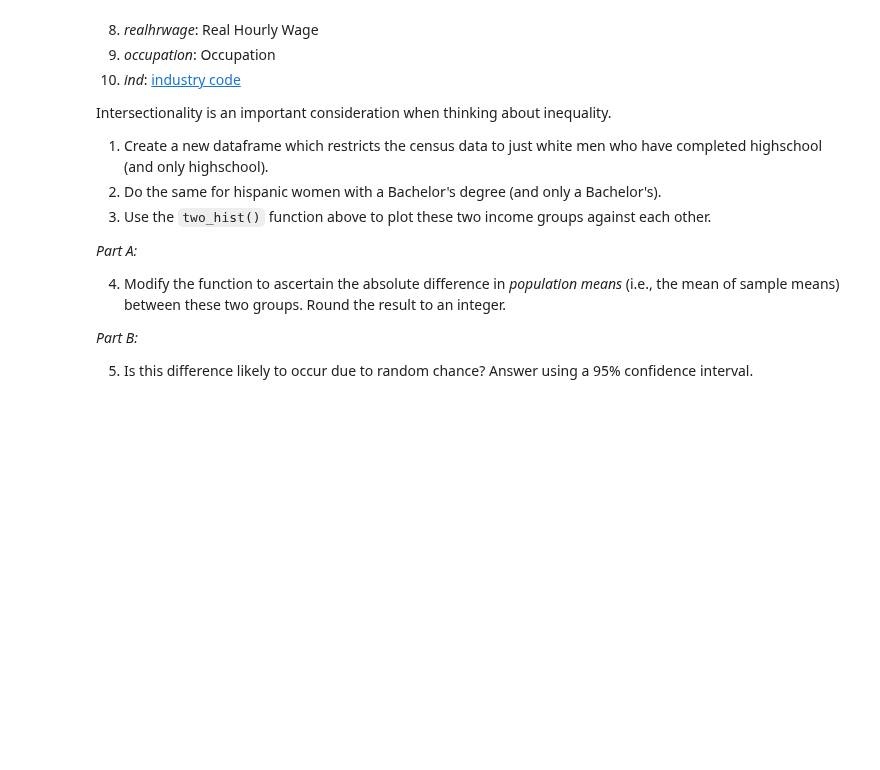
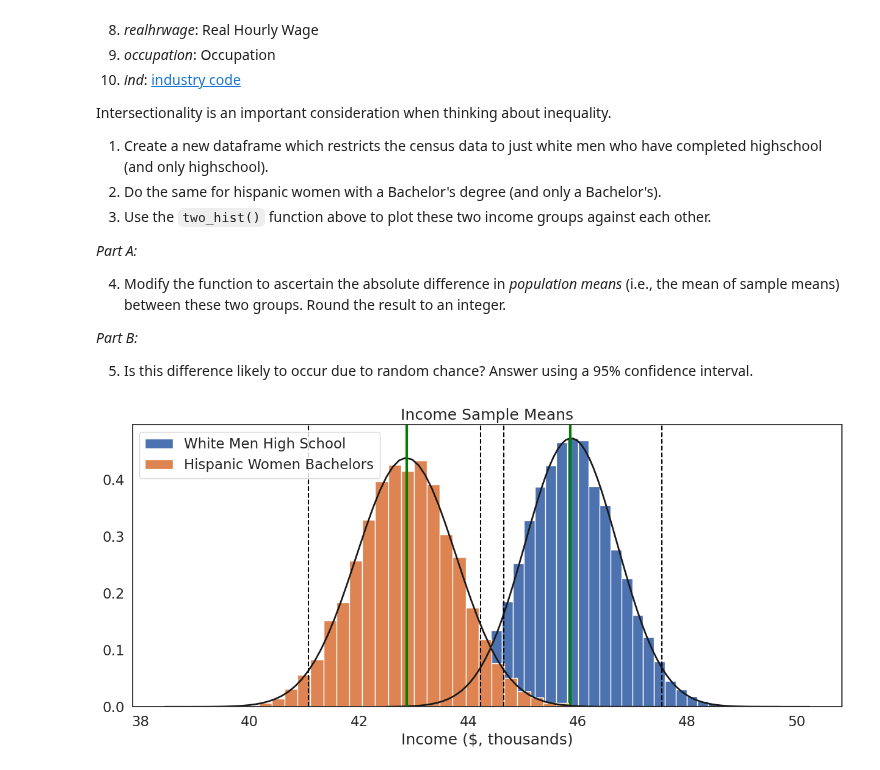
Before and after one commit to julia13dfm/QM2, a Jupyter notebook: notebooks/W05. Distributions and Basic Statistics.ipynb, the cells around one changed output. Cells and saved outputs as stored; diff of their text form; code cells hidden in the pictures; blank space fills up the shorter version.

```diff
--- a/notebooks/W05. Distributions and Basic Statistics.ipynb
+++ b/notebooks/W05. Distributions and Basic Statistics.ipynb
@@ -560,3 +560,19 @@ Intersectionality is an important consideration when thinking about inequality.
 *Part B:*
 
 5. Is this difference likely to occur due to random chance? Answer using a 95% confidence interval.
+# %%
+# Restricting the dataframe to specific groups
+def restrict_groups(df):
+    # White men with only high school education (sch = 12, sex = 1, race = 1)
+    white_men_hs = df[(df['race'] == 1) & (df['sex'] == 1) & (df['sch'] == 12)]['income']
+
+    # Hispanic women with Bachelor's degree (sch = 16, sex = 2, race = 3)
+    hispanic_women_ba = df[(df['race'] == 3) & (df['sex'] == 2) & (df['sch'] == 16)]['income']
+    return white_men_hs, hispanic_women_ba
+
+# Call the restrict_groups function and assign the outputs
+white_men_hs, hispanic_women_ba = restrict_groups(df)
+# Plot the two income groups against each other
+two_hist([white_men_hs, hispanic_women_ba],['White Men High School','Hispanic Women Bachelors'],'Income ($, thousands)', "Income Sample Means")
+# %% [output]
+[figure, added]
```
Also changed, not shown: parts of 5 cells of this notebook.
